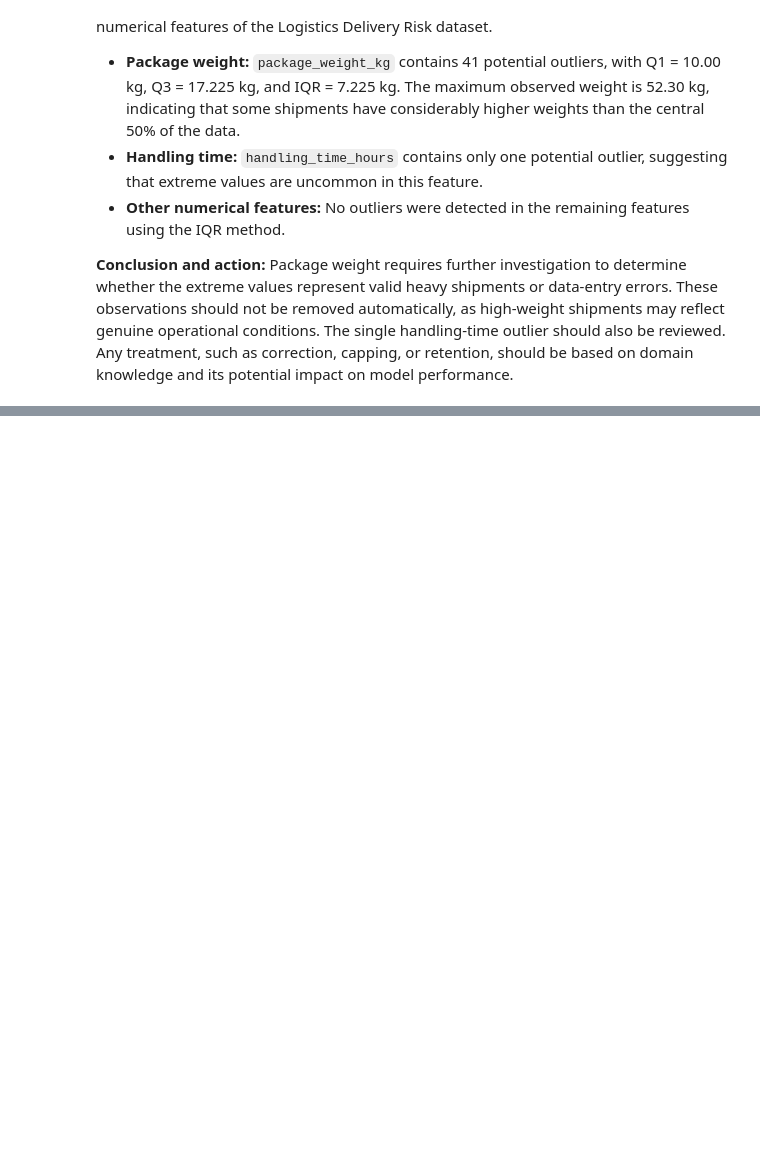
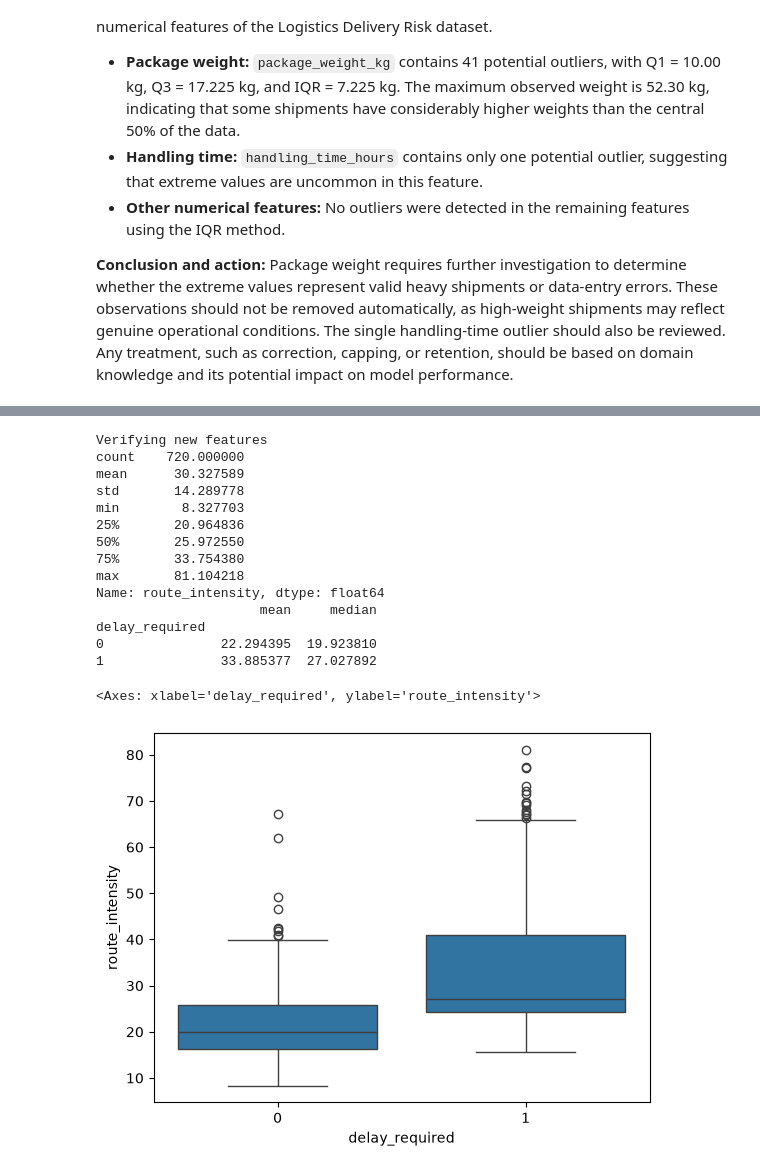
Before and after one commit to NiharikaKrishna-DS/logistics_delivery_risk_intelligence, a Jupyter notebook: logistics_delivery_risk_intelligence.ipynb, the cells around one changed output, grey strips where cells are left out. Drawn from its saved outputs; the diff is of its cells as text; code cells hidden in the pictures; blank space fills up the shorter version.

Commit message:
Predict shipment delay risk and and predict delivery date

```diff
--- a/logistics_delivery_risk_intelligence.ipynb
+++ b/logistics_delivery_risk_intelligence.ipynb
@@ -350,0 +353,34 @@ X = shipment_data_df_copy.drop(columns=['delivery_delay_hours','delay_required']
+# %%
+#Route Intensity
+
+shipment_data_df_copy['route_intensity'] = (
+    shipment_data_df_copy['distance_km']
+    / shipment_data_df_copy['expected_delivery_hours']
+)
+print(f"Verifying new features")
+print(f"{shipment_data_df_copy['route_intensity'].describe()}")
+
+print(f"{shipment_data_df_copy.groupby('delay_required')['route_intensity'].agg(['mean','median'])}")
+
+sns.boxplot(
+    data= shipment_data_df_copy,
+    x = 'delay_required',
+    y = 'route_intensity'
+  )
+# %% [output]
+Verifying new features
+count    720.000000
+mean      30.327589
+std       14.289778
+min        8.327703
+25%       20.964836
+50%       25.972550
+75%       33.754380
+max       81.104218
+Name: route_intensity, dtype: float64
+                     mean     median
+delay_required
+0               22.294395  19.923810
+1               33.885377  27.027892
+<Axes: xlabel='delay_required', ylabel='route_intensity'>
+[figure, added]
```
Also changed, not shown: parts of 21 cells of this notebook, 2 other files.
